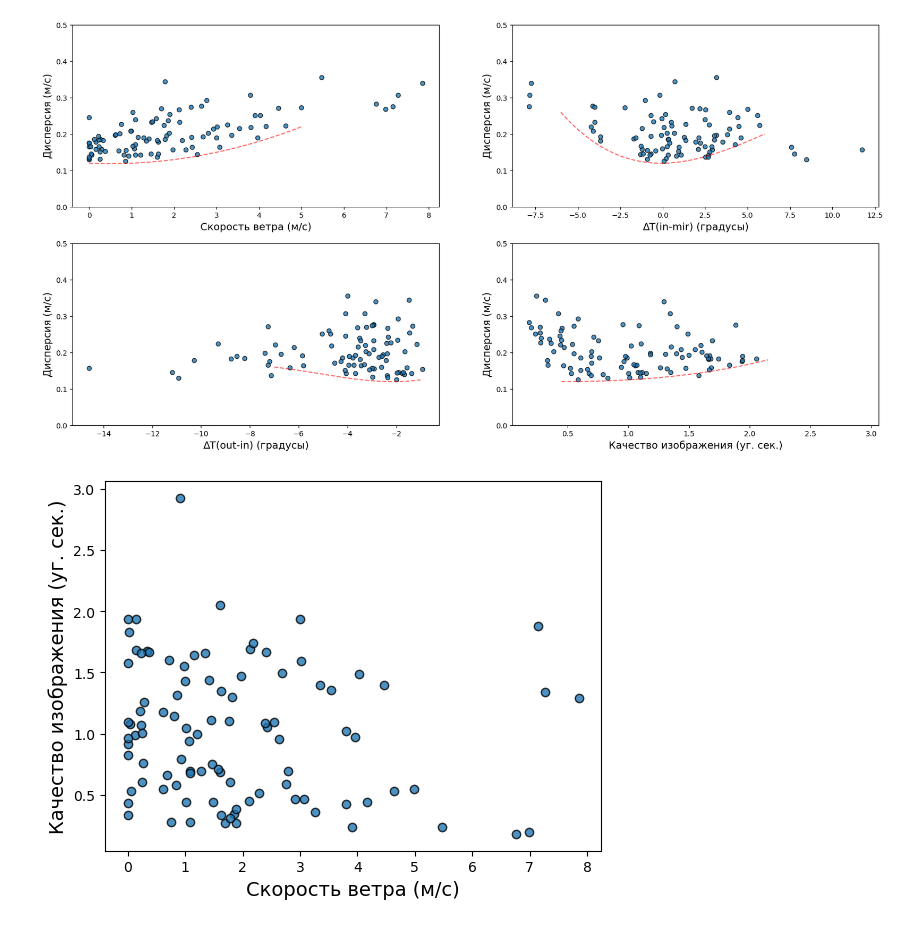
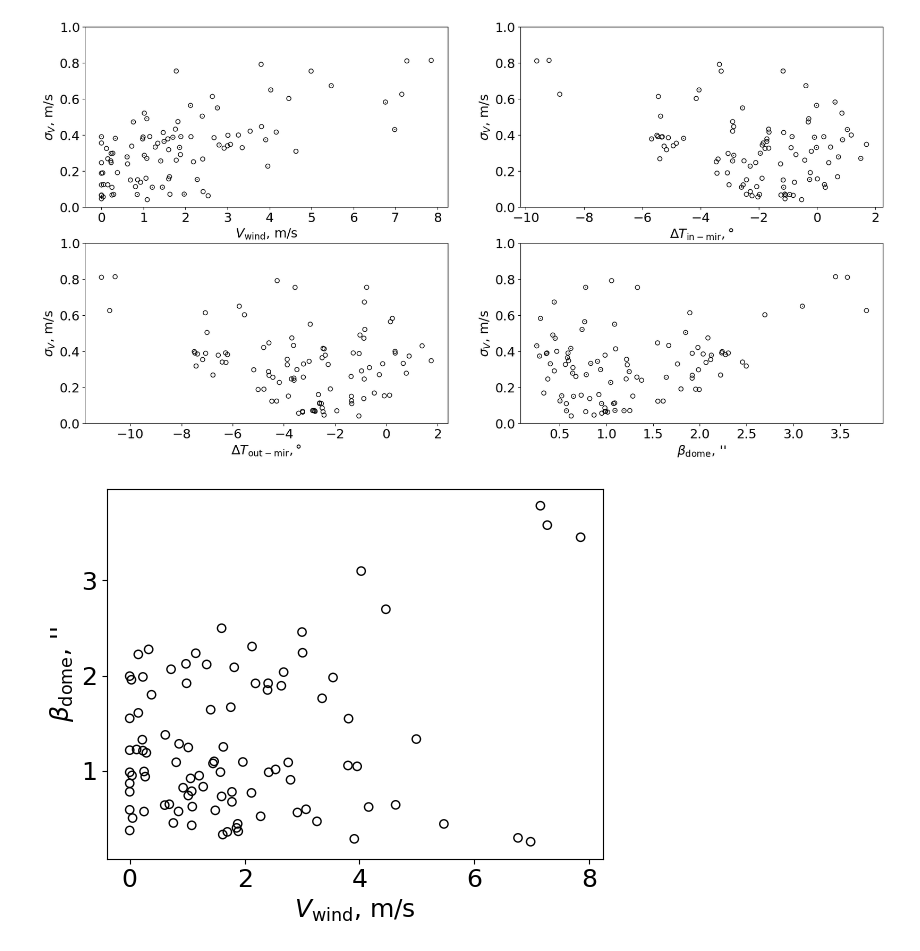
Before and after one commit to AntonMate/domecam, a Jupyter notebook: draw graph from exel.ipynb, the cells around one changed output. Saved outputs shown, nothing was run; the diff lists cells and outputs as text; code cells hidden in the pictures.

```diff
--- a/draw graph from exel.ipynb
+++ b/draw graph from exel.ipynb
@@ -10,14 +10,13 @@ file = "D:/astro/domecam/together.xlsx"
 df = pd.read_excel(file)
 save_dir = 'D:/astro/phys_and_output/'
 
-seeing_label = "Качество изображения (уг. сек.)"
-var_label = "Дисперсия (м/с)"
-delta_T_out_in = "∆T(out-in) (градусы)"
-wind_speed_label = "Скорость ветра (м/с)"
-delta_T_in_mir = "∆T(in-mir) (градусы)"
+seeing_label = "$β_\mathrm{dome}$, ''"
+var_label = "$σ_{V}$, m/s"
+delta_T_out_in = "∆T(out-in), °"
+wind_speed_label = "$V_\mathrm{wind}$, m/s"
+delta_T_in_mir = "∆T(in-mir), °"
 
-font_size = 14 # размер шрифтов
-var_lim = 0.5 # ограничение на отображение по дисперсии
+font_size = 18 # размер шрифтов
 alpha_value = 0.8 # прозрачность точек на графике
 # %%
 count, bins_count = np.histogram(df['seeing'], bins=len(df['seeing']))
@@ -114,67 +199,54 @@ Name: seeing, Length: 97, dtype: float64
-# %%
-df = df.assign(errorCn2 = df['Cn2 error']/df['Cn2'])
-df.to_excel("D:/astro/domecam/together2.xlsx")
 # %%
 fig, ((ax, ax2), (ax3, ax4)) = plt.subplots(2, 2, figsize=(20, 10))
 
-ax.scatter(df['wind speed'], df['var, m/s'], edgecolor='black', alpha=alpha_value)
+var_lim = 1
+
+ax.errorbar(df['wind speed'], df['var, m/s'], yerr=df['var error, m/s'], color="None", fmt="o", ecolor='black')
+ax.scatter(df['wind speed'], df['var, m/s'], edgecolor='black', color="None", alpha=1)
 ax.set_ylabel(var_label, size=font_size)
 ax.set_xlabel(wind_speed_label, size=font_size)
 ax.set_ylim(0, var_lim)
+ax.xaxis.set_tick_params(labelsize=18)
+ax.yaxis.set_tick_params(labelsize=18)
 
-xx = [0, 1, 3, 5]
-yy = [0.12, 0.12, 0.15, 0.22]
-xnew = np.linspace(np.min(xx), np.max(xx), 200)
-spl = make_interp_spline(xx, yy, k=3)
-y_smooth = spl(xnew)
-ax.plot(xnew, y_smooth, color='red', ls='--', alpha=0.6)
-
-ax2.scatter(indoor_temperuature - mirror_temperature, df['var, m/s'], edgecolor='black', alpha=alpha_value)
+ax2.errorbar(indoor_temperuature - mirror_temperature, df['var, m/s'], yerr=df['var error, m/s'], color="None", fmt="o", ecolor='black')
+ax2.scatter(indoor_temperuature - mirror_temperature, df['var, m/s'], edgecolor='black', color="None", alpha=1)
 ax2.set_ylabel(var_label, size=font_size)
-ax2.set_xlabel(delta_T_in_mir, size=font_size)
+ax2.xaxis.set_tick_params(labelsize=18)
+ax2.yaxis.set_tick_params(labelsize=18)
+ax2.set_xlabel("$∆T_\mathrm{in-mir}, °$", size=font_size)
 ax2.set_ylim(0, var_lim)
 
-xx = [-6, -3, 0, 6]
-yy = [0.26, 0.15, 0.12, 0.2]
-xnew = np.linspace(np.min(xx), np.max(xx), 200)
-spl = make_interp_spline(xx, yy, k=3)
-y_smooth = spl(xnew)
-ax2.plot(xnew, y_smooth, color='red', ls='--', alpha=0.6)
-
-ax3.scatter(outdoor_temperuature - indoor_temperuature, df['var, m/s'], edgecolor='black', alpha=alpha_value)
+# ax3.errorbar(outdoor_temperuature - indoor_temperuature, df['var, m/s'], yerr=df['var error, m/s'], color="None", fmt="o", ecolor='black')
+# ax3.scatter(outdoor_temperuature - indoor_temperuature, df['var, m/s'], edgecolor='black', color="None", alpha=1)
+ax3.scatter(outdoor_temperuature - mirror_temperature, df['var, m/s'], edgecolor='black', color="None", alpha=1)
 ax3.set_ylabel(var_label, size=font_size)
-ax3.set_xlabel(delta_T_out_in, size=font_size)
+ax3.set_xlabel("$∆T_\mathrm{out-mir}, °$", size=font_size)
+ax3.xaxis.set_tick_params(labelsize=18)
+ax3.yaxis.set_tick_params(labelsize=18)
 ax3.set_ylim(0, var_lim)
 
-xx = [-7, -4, -2, -1]
-yy = [0.16, 0.13, 0.12, 0.125]
-xnew = np.linspace(np.min(xx), np.max(xx), 200)
-spl = make_interp_spline(xx, yy, k=3)
-y_smooth = spl(xnew)
-ax3.plot(xnew, y_smooth, color='red', ls='--', alpha=0.6)
-
-ax4.scatter(df['seeing'], df['var, m/s'], edgecolor='black', alpha=alpha_value)
+ax4.errorbar(df['seeing'], df['var, m/s'], yerr=df['var error, m/s'], color="None", fmt="o", ecolor='black')
+ax4.scatter(df['seeing'], df['var, m/s'], edgecolor='black', color="None", alpha=1)
 ax4.set_ylabel(var_label, size=font_size)
 ax4.set_xlabel(seeing_label, size=font_size)
 ax4.set_ylim(0, var_lim)
-
-xx = [0.45, 1, 1.5, 2.15]
-yy = [0.12, 0.125, 0.14, 0.18]
-xnew = np.linspace(np.min(xx), np.max(xx), 200)
-spl = make_interp_spline(xx, yy, k=3)
-y_smooth = spl(xnew)
-ax4.plot(xnew, y_smooth, color='red', ls='--', alpha=0.6)
+ax4.xaxis.set_tick_params(labelsize=18)
+ax4.yaxis.set_tick_params(labelsize=18)
 
 fig.savefig(f'{save_dir}variance.png', bbox_inches='tight')
 # %% [output]
-[figure, old version]
+[figure, new version]
 # %%
 plt.figure()
 
-plt.scatter(df['wind speed'], df['seeing'], edgecolor='black', alpha=alpha_value)
+plt.scatter(df['wind speed'], df['seeing'], edgecolor='black', color="None", alpha=1)
+plt.errorbar(df['wind speed'], df['seeing'], yerr=pow(df['Cn2 error'], 3/5), color="None", fmt="o", ecolor='black')
 plt.ylabel(seeing_label, size=font_size)
 plt.xlabel(wind_speed_label, size=font_size)
+plt.tick_params(labelsize=18)
+plt.tick_params(labelsize=18)
 
 plt.savefig(f'{save_dir}seeing_windspeed.png', bbox_inches='tight')
 # %% [output]
-[figure, old version]
+[figure, new version]
```
Also changed, not shown: parts of 11 cells of this notebook, 3 other files.
